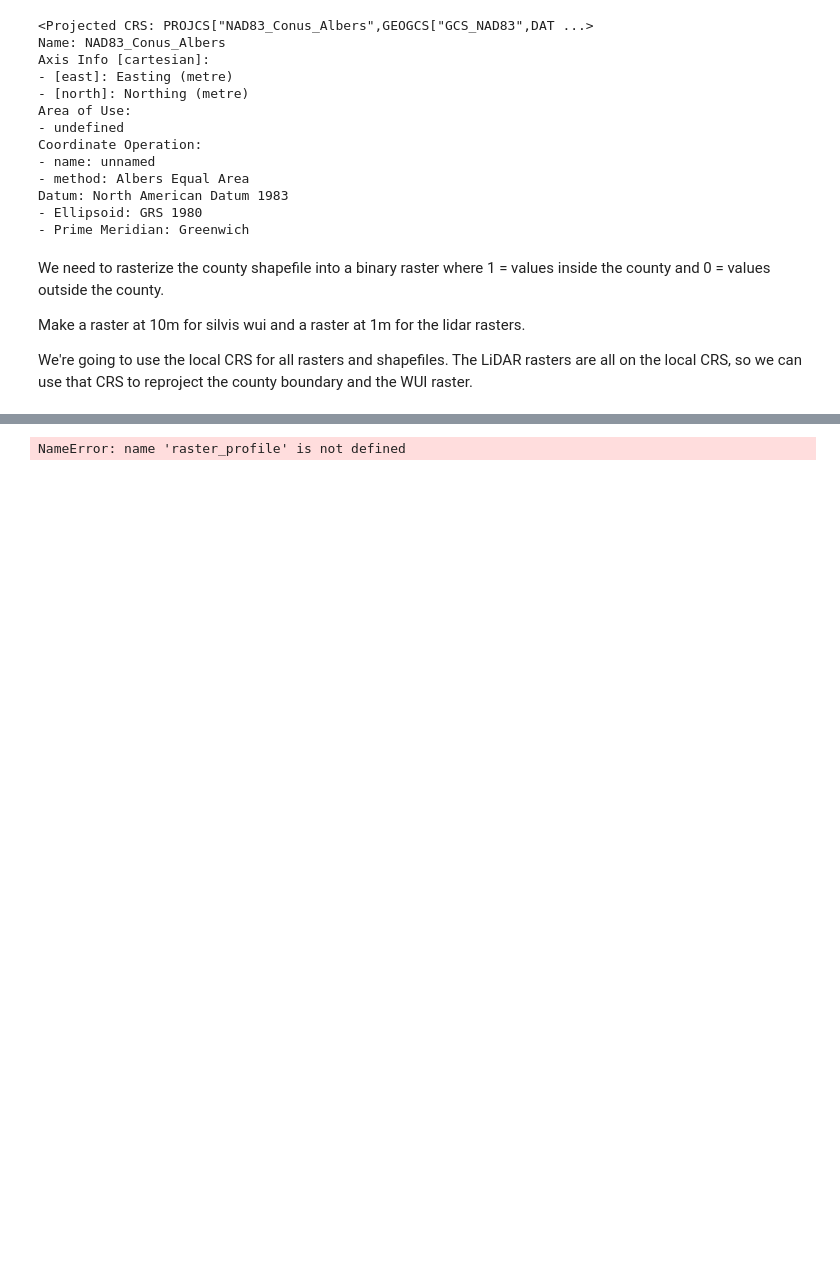
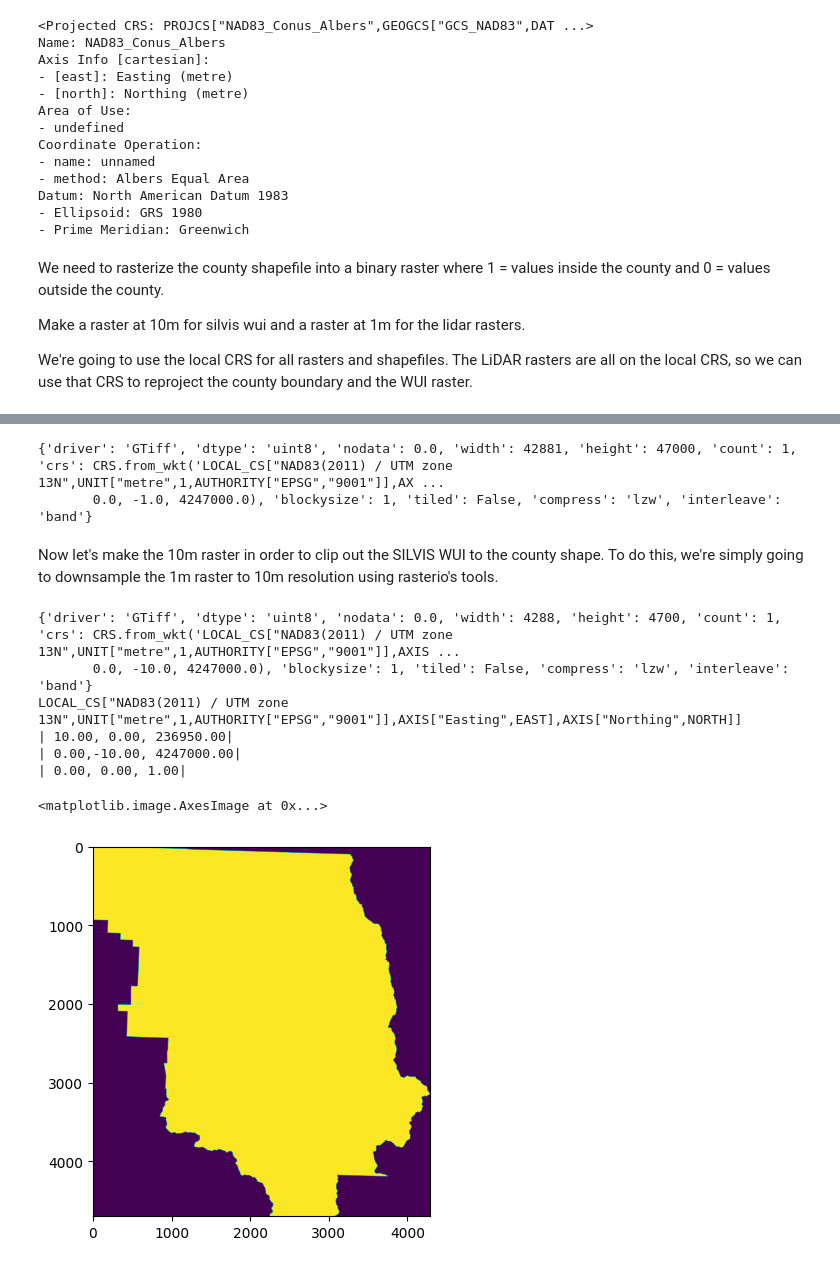
Before and after one commit to bryceayoung/ouray, a Jupyter notebook: workflows/data_prep/raster_prep.ipynb, the cells around one changed output, grey strips where cells are left out. Cells and saved outputs as stored; diff of their text form; code cells hidden in the pictures; blank space fills up the shorter version.

```diff
--- a/workflows/data_prep/raster_prep.ipynb
+++ b/workflows/data_prep/raster_prep.ipynb
@@ -150,3 +164,8 @@ Datum: North American Datum 1983
+# %%
+import rasterio as rio
+with rio.open(f'{data_path}/tiffs_from_las/ouray_zentropy.tif') as src:
+    zprof = src.profile
+    z = src.read(1)
 # %%
 import rasterio as rio
 from rasterio.features import rasterize
@@ -154,11 +173,19 @@ import numpy as np
 from utils.raster import rast_and_write
 
 # Rasterize and write raster to file
-county_boundary_raster = rast_and_write(county_shp,
-                                        os.path.join(data_path, 'county_boundary/county_raster.tif'),
-                                        profile=zentropy_profile,
-                                        dtype='uint8',
-                                        crs=county_shp.crs
-                                       )
+ouray_raster_1m = rast_and_write(gdf,
+                                 os.path.join(data_path, 'county_boundary/ouray_6342_1m.tif'),
+                                 profile=zprof,
+                                 dtype='uint8',
+                                 crs=gdf.crs,
+                                 nodata=0
+                                )
-# %% [output]
-NameError: name 'raster_profile' is not defined
+# %%
+from utils.raster import read_raster
+arr, prof = read_raster(os.path.join(data_path, 'county_boundary/ouray_6342_1m.tif'), layer=1, profile=True)
+prof
+# %% [output]
+{'driver': 'GTiff', 'dtype': 'uint8', 'nodata': 0.0, 'width': 42881, 'height': 47000, 'count': 1, 'crs': CRS.from_wkt('LOCAL_CS["NAD83(2011) / UTM zone 13N",UNIT["metre",1,AUTHORITY["EPSG","9001"]],AX ...
+       0.0, -1.0, 4247000.0), 'blockysize': 1, 'tiled': False, 'compress': 'lzw', 'interleave': 'band'}
+# %% [markdown]
+Now let's make the 10m raster in order to clip out the SILVIS WUI to the county shape. To do this, we're simply going to downsample the 1m raster to 10m resolution using rasterio's tools.
@@ -164,0 +224,23 @@ NameError: name 'raster_profile' is not defined
+# %%
+import rasterio as rio
+import matplotlib.pyplot as plt
+
+with rio.open(os.path.join(data_path, 'county_boundary/ouray_6342_10m.tif')) as src:
+    arr = src.read(1)
+    profile = src.profile
+    crs = src.crs
+    transform = src.transform
+    print(profile)
+    print(crs)
+    print(transform)
+
+plt.imshow(arr)
+# %% [output]
+{'driver': 'GTiff', 'dtype': 'uint8', 'nodata': 0.0, 'width': 4288, 'height': 4700, 'count': 1, 'crs': CRS.from_wkt('LOCAL_CS["NAD83(2011) / UTM zone 13N",UNIT["metre",1,AUTHORITY["EPSG","9001"]],AXIS ...
+       0.0, -10.0, 4247000.0), 'blockysize': 1, 'tiled': False, 'compress': 'lzw', 'interleave': 'band'}
+LOCAL_CS["NAD83(2011) / UTM zone 13N",UNIT["metre",1,AUTHORITY["EPSG","9001"]],AXIS["Easting",EAST],AXIS["Northing",NORTH]]
+| 10.00, 0.00, 236950.00|
+| 0.00,-10.00, 4247000.00|
+| 0.00, 0.00, 1.00|
+<matplotlib.image.AxesImage at 0x...>
+[figure, added]
```
Also changed, not shown: parts of 7 cells of this notebook.
